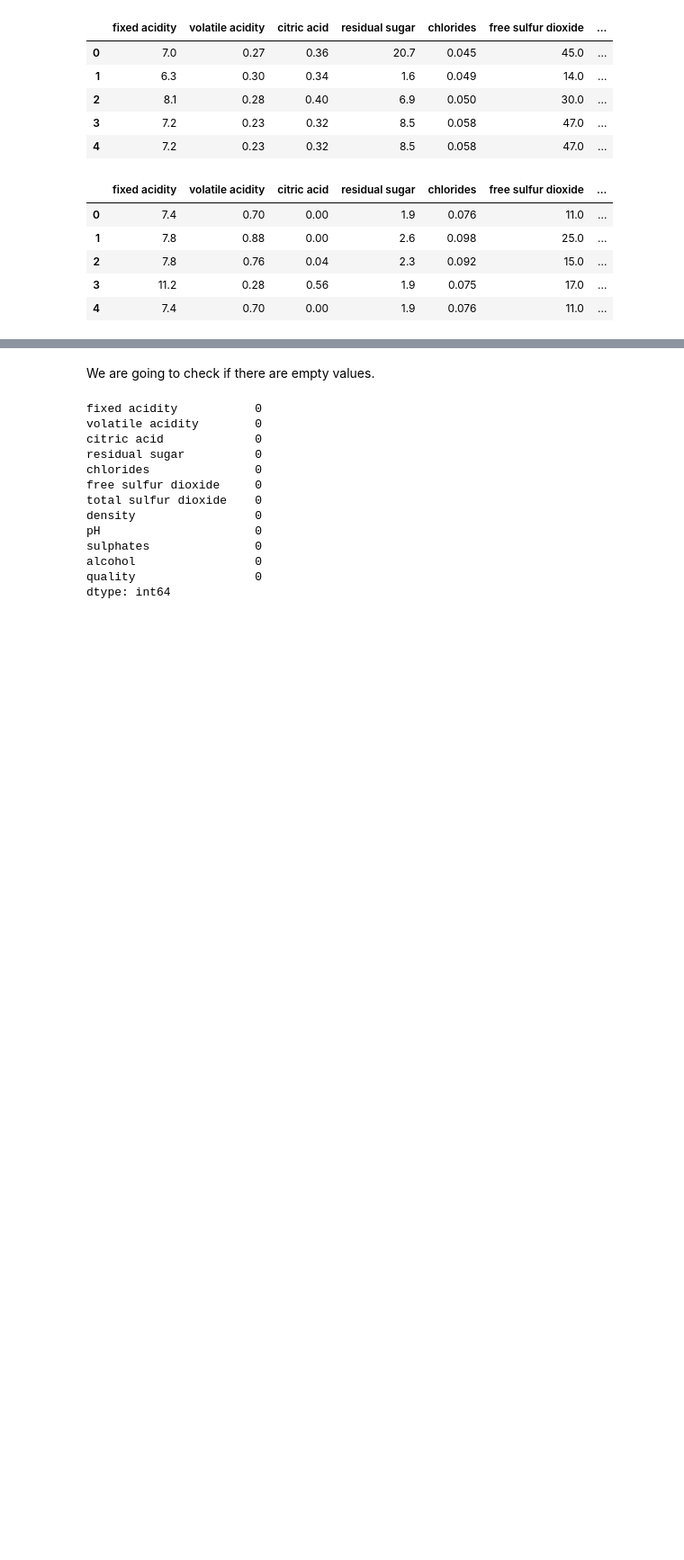
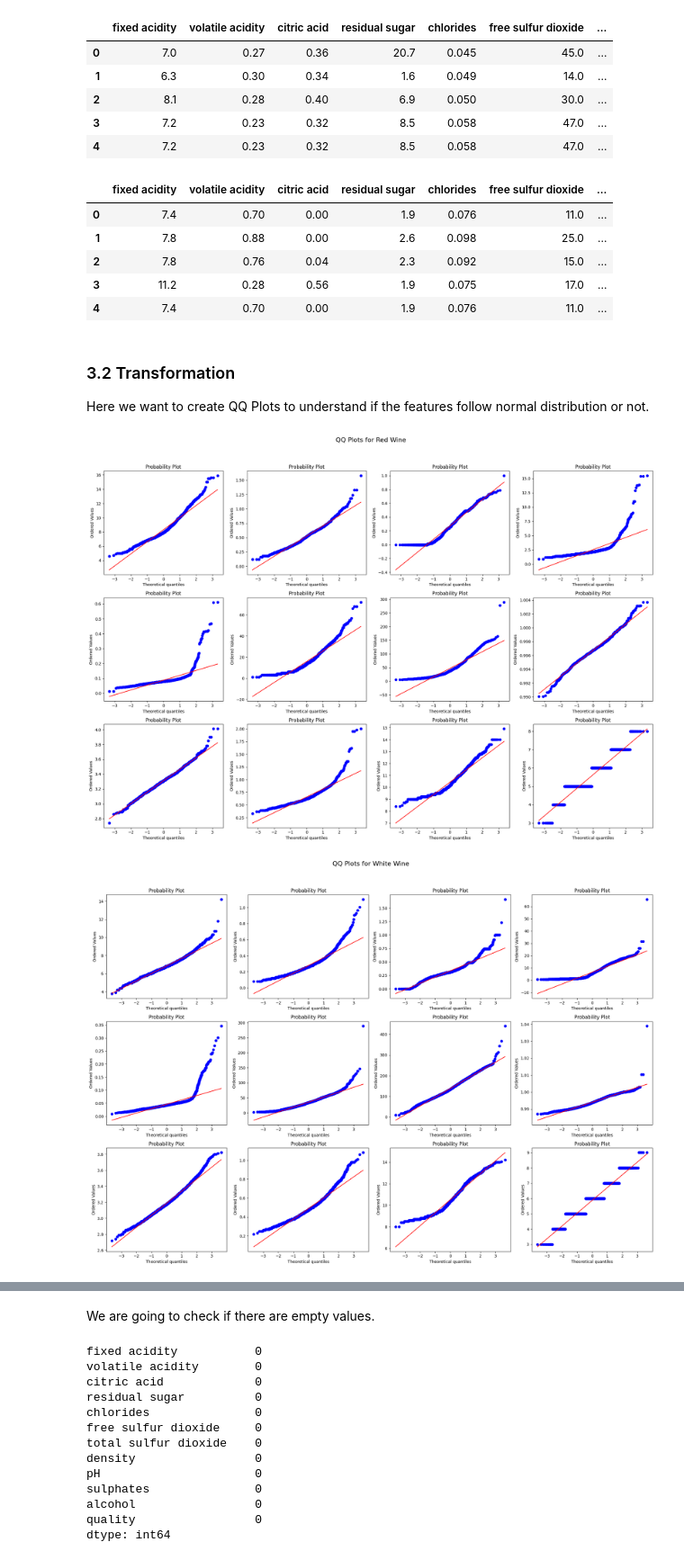
Before and after one commit to ZofiaSamsel/Wine_quality, a Jupyter notebook: main.ipynb, the cells around one changed output, grey strips where cells are left out. Shown at 90% size. Saved outputs shown, nothing was run; the diff lists cells and outputs as text; code cells hidden in the pictures; blank space fills up the shorter version.

Commit message:
add qq plots for different categories.

```diff
--- a/main.ipynb
+++ b/main.ipynb
@@ -104,3 +104,15 @@ df_red_wine.head()
 | 2 | 7.8 | 0.76 | 0.04 | 2.3 | 0.092 | 15.0 | ... |
 | 3 | 11.2 | 0.28 | 0.56 | 1.9 | 0.075 | 17.0 | ... |
 | 4 | 7.4 | 0.70 | 0.00 | 1.9 | 0.076 | 11.0 | ... |
+# %%
+wine_lists = [df_red_wine, df_white_wine]
+
+df_white_wine.wine_type = "White Wine"
+df_red_wine.wine_type = "Red Wine"
+
+def get_wine_str(wine_type_df):
+    return getattr(wine_type_df, 'wine_type', "Unknown Wine")
+# %% [markdown]
+### 3.2 Transformation
+
+Here we want to create QQ Plots to understand if the features follow normal distribution or not.
@@ -106,0 +144,9 @@ df_red_wine.head()
+# %%
+def create_plots(plot_function, list = wine_lists):
+    for i in list:
+        plot_function(i)
+# %%
+create_plots(create_qq_plot, wine_lists)
+# %% [output]
+[figure, added]
+[figure, added]
```
Also changed, not shown: parts of 55 cells of this notebook.
